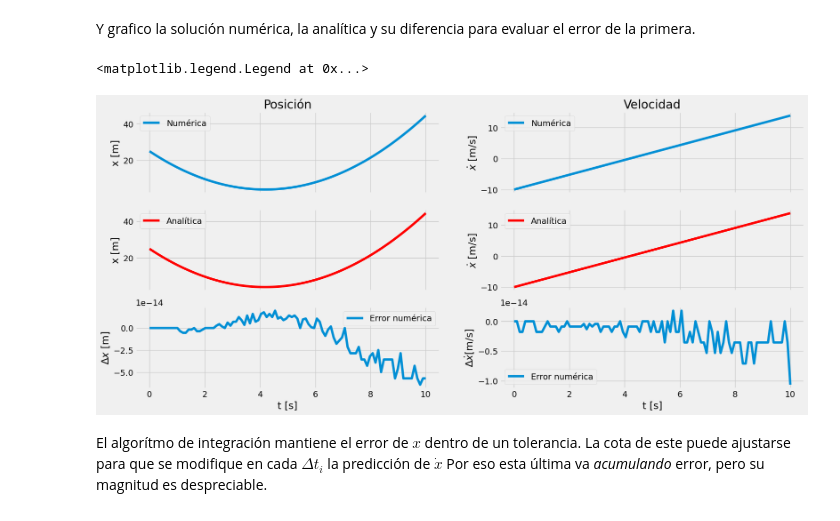
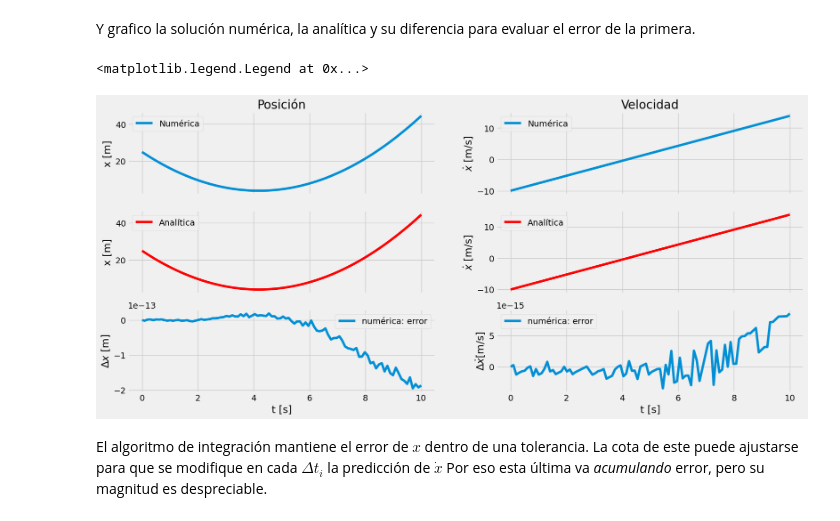
Before and after one commit to unlam/ComputationalAnalyticalMechanics, a Jupyter notebook: 05Simulation/atwoodSimulationSolved.ipynb, the cells around one changed output. Drawn from its saved outputs; the diff is of its cells as text; code cells hidden in the pictures.

Commit message:
Exercises - simulation - figures updated to current version.

```diff
--- a/05Simulation/atwoodSimulationSolved.ipynb
+++ b/05Simulation/atwoodSimulationSolved.ipynb
@@ -241,7 +246,8 @@ Esta es una ecuación diferencial lineal de segundo orden homogena.
 De aquí se puede despejar $\ddot{x}$
 # %%
-x_pp = sym.Eq(x1.diff(t,2),
-       list( sym.solveset(x1_EL, x1.diff(t,2) ) )[0]  # solveset devuelve un set, que convertimos a lista
+x_pp = sm.Eq(
+      x1.diff(t,2),
+      list( sm.solveset(x1_EL, x1.diff(t,2) ) )[0]  # solveset devuelve un set, que convertimos a lista
       )
 x_pp # aceleración = x punto punto [m s-2]
 # %% [output]
@@ -252,6 +258,6 @@ $\displaystyle \ddot{x}_{1} = \frac{2 g \left(m_{1} - m_{2}\right)}{\pi^{2} M +
 Resolver analíticamente esta ecuación es sencillo.
 Basta con integrar dos veces en el tiempo esta $\ddot{x}$ para obtener $x(t)$
 # %%
-x_0, v_0 = sym.symbols('x_0 v_0')
-sym.Eq(x1, unMedio* x_pp.rhs* t**2+ v_0* t + x_0)
+x_0, v_0 = sm.symbols('x_0 v_0')
+sm.Eq(x1, unMedio* x_pp.rhs* t**2+ v_0* t + x_0)
 # %% [output]
@@ -443,17 +428,18 @@ from scipy.integrate import solve_ivp
 # dx_dt : lista de derivadas
 def y_punto(t, y):
     velocidad = y[1] # 2.o elemento del vector de estado
-    aceleracion = x1_pp_numpy
+    aceleracion = x1_pp_magnitudes.rhs
     dy_dt = [velocidad, aceleracion]
     return dy_dt
 # %%
 # Integración de a pasos en el tiempo
 # t_rango es una lista, el 0 es el primer elemento, -1 el último
-y_ode2 = solve_ivp(y_punto,
-                   (t_rango[0], t_rango[-1] ),
-                   y_inicial,
-                   t_eval = t_rango
-                   )
+y_ode2 = solve_ivp(
+  y_punto,
+  (t_rango[0], t_rango[-1] ),
+  y_inicial,
+  t_eval = t_rango
+  )
 y_ode2
 # %% [output]
   message: The solver successfully reached the end of the integration interval.
@@ -514,33 +499,33 @@ Y grafico la solución numérica, la analítica y su diferencia para evaluar el
 # %%
 fig, ax = plt.subplots(nrows= 3, ncols= 2, figsize=(18, 8), sharex= True) # dos figuras en la misma fila
 
 ax[0,0].set(ylabel='x [m]', title='Posición')
 ax[0,0].plot(y_ode2.t, y_ode2.y[0], label='Numérica') # fila 0 columna 0
 ax[0,0].legend()
 
 ax[1,0].set(ylabel='x [m]')
-ax[1,0].plot(y_ode2.t, x_mruv(x1_pp_numpy, y_inicial[1], y_inicial[0], y_ode2.t), 'r', label='Analítica') # fila 1 columna 0
+ax[1,0].plot(y_ode2.t, x_mruv(x1_pp_magnitudes.rhs, y_inicial[1], y_inicial[0], y_ode2.t), 'r', label='Analítica') # fila 1 columna 0
 ax[1,0].legend()
 
 ax[2,0].set(xlabel='t [s]', ylabel='$\Delta x$ [m]')
-ax[2,0].plot(y_ode2.t, y_ode2.y[0] - x_mruv(x1_pp_numpy, y_inicial[1], y_inicial[0], y_ode2.t), label='numérica: error') # fila 2 columna 0
+ax[2,0].plot(y_ode2.t, y_ode2.y[0] - x_mruv(x1_pp_magnitudes.rhs, y_inicial[1], y_inicial[0], y_ode2.t), label='numérica: error') # fila 2 columna 0
 ax[2,0].legend()
 
 ax[0,1].set(ylabel='$\dot{x}$ [m/s]', title='Velocidad')
 ax[0,1].plot(y_ode2.t, y_ode2.y[1], label='Numérica') # fila 0 columna 1
 ax[0,1].legend()
 
 ax[1,1].set(ylabel='$\dot{x}$ [m/s]')
-ax[1,1].plot(y_ode2.t, v_mruv(x1_pp_numpy, y_inicial[1], y_ode2.t), 'r', label='Analítica') # fila 1 columna 1
+ax[1,1].plot(y_ode2.t, v_mruv(x1_pp_magnitudes.rhs, y_inicial[1], y_ode2.t), 'r', label='Analítica') # fila 1 columna 1
 ax[1,1].legend()
 
 ax[2,1].set(xlabel='t [s]', ylabel='$\Delta \dot{x}$[m/s]')
-ax[2,1].plot(y_ode2.t, y_ode2.y[1] - v_mruv(x1_pp_numpy, y_inicial[1], y_ode2.t), label='numérica: error') # fila 2 columna 1
+ax[2,1].plot(y_ode2.t, y_ode2.y[1] - v_mruv(x1_pp_magnitudes.rhs , y_inicial[1], y_ode2.t), label='numérica: error') # fila 2 columna 1
 ax[2,1].legend()
 # %% [output]
 <matplotlib.legend.Legend at 0x...>
-[figure, old version]
+[figure, new version]
 # %% [markdown]
-El algorítmo de integración mantiene el error de $x$ dentro de un tolerancia.
+El algoritmo de integración mantiene el error de $x$ dentro de una tolerancia.
 La cota de este puede ajustarse para que se modifique en cada $\Delta t_i$ la predicción de $\dot{x}$
 Por eso esta última va _acumulando_ error, pero su magnitud es despreciable.
```
Also changed, not shown: parts of 43 cells of this notebook, 6 other files.
